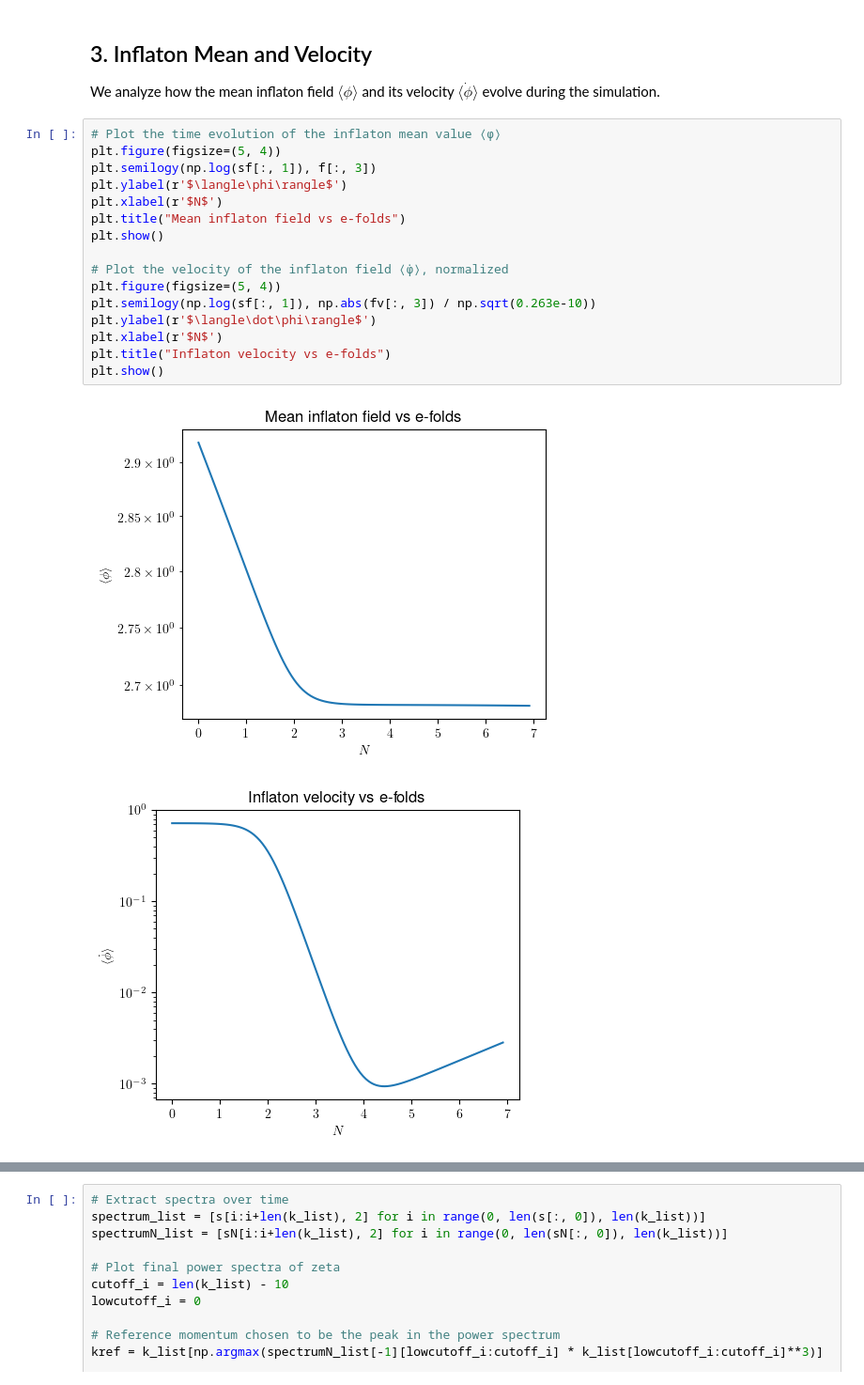
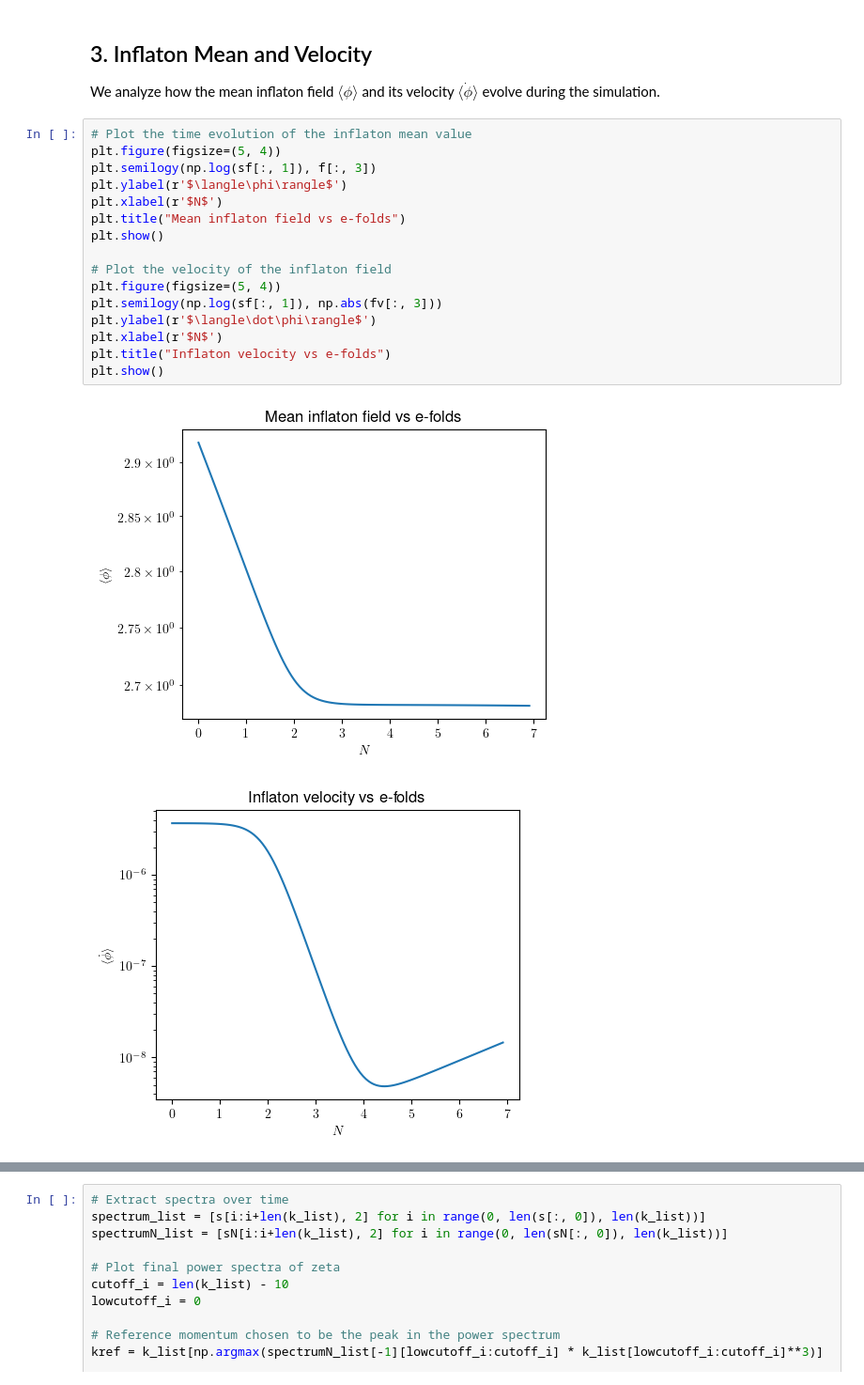
Before and after one commit to caravangelo/inflation-easy, a Jupyter notebook: notebooks/plot.ipynb, the cells around one changed output, grey strips where cells are left out. Shown at 94% size. Saved outputs shown, nothing was run; the diff lists cells and outputs as text.

```diff
--- a/notebooks/plot.ipynb
+++ b/notebooks/plot.ipynb
@@ -43,23 +43,23 @@ sht_zeta = np.loadtxt(path + 'histogramtimesN.dat')
 ## 3. Inflaton Mean and Velocity
 We analyze how the mean inflaton field $\langle\phi\rangle$ and its velocity $\langle\dot\phi\rangle$ evolve during the simulation.
 # %%
-# Plot the time evolution of the inflaton mean value ⟨ϕ⟩
+# Plot the time evolution of the inflaton mean value
 plt.figure(figsize=(5, 4))
 plt.semilogy(np.log(sf[:, 1]), f[:, 3])
 plt.ylabel(r'$\langle\phi\rangle$')
 plt.xlabel(r'$N$')
 plt.title("Mean inflaton field vs e-folds")
 plt.show()
 
-# Plot the velocity of the inflaton field ⟨ϕ̇⟩, normalized
+# Plot the velocity of the inflaton field
 plt.figure(figsize=(5, 4))
-plt.semilogy(np.log(sf[:, 1]), np.abs(fv[:, 3]) / np.sqrt(0.263e-10))
+plt.semilogy(np.log(sf[:, 1]), np.abs(fv[:, 3]))
 plt.ylabel(r'$\langle\dot\phi\rangle$')
 plt.xlabel(r'$N$')
 plt.title("Inflaton velocity vs e-folds")
 plt.show()
 # %% [output]
 [figure]
-[figure, old version]
+[figure, new version]
 # %% [markdown]
 ## 4. Power Spectrum of Curvature Perturbations
```
Also changed, not shown: parts of 2 cells of this notebook, 26 other files.
